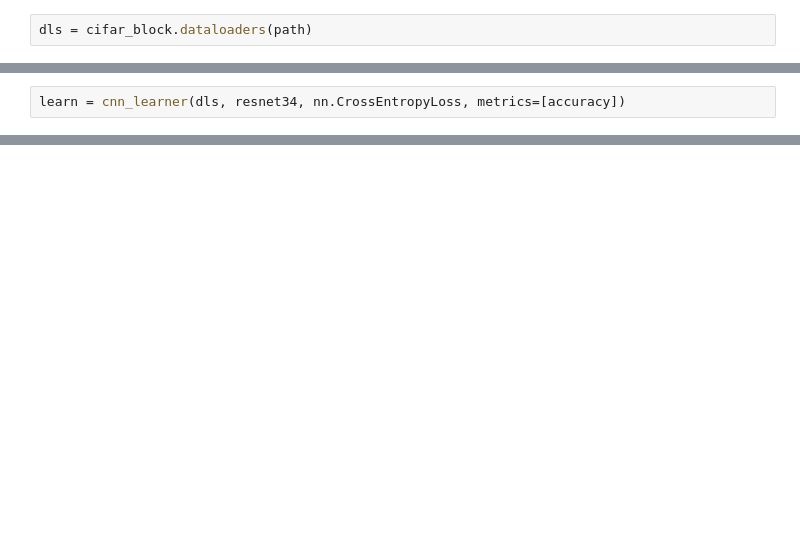
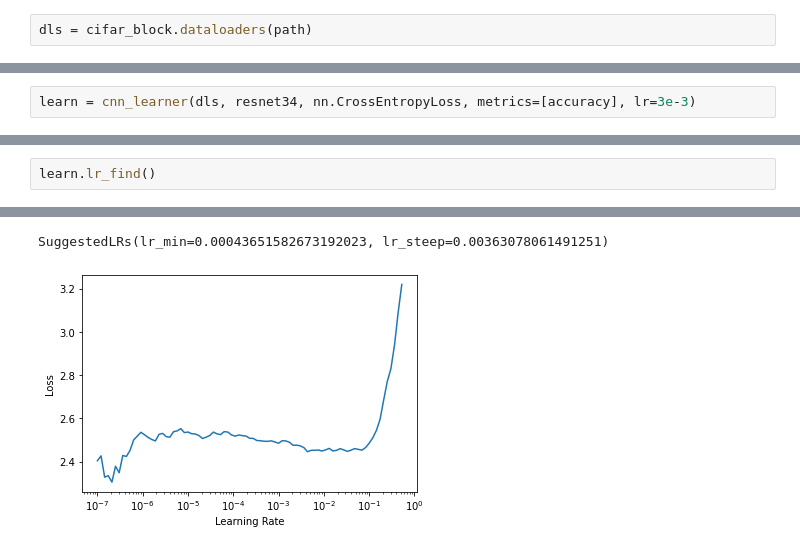
Before and after one commit to LukeWeidenwalker/fastai-notebooks, a Jupyter notebook: 07_cifar10.ipynb, the cells around one changed output, grey strips where cells are left out. Cells and saved outputs as stored; diff of their text form; blank space fills up the shorter version.

```diff
--- a/07_cifar10.ipynb
+++ b/07_cifar10.ipynb
@@ -25,2 +24,2 @@ dls.show_batch()
 # %%
-learn = cnn_learner(dls, resnet34, nn.CrossEntropyLoss, metrics=[accuracy])
+learn = cnn_learner(dls, resnet34, nn.CrossEntropyLoss, metrics=[accuracy], lr=3e-3)
@@ -28,0 +26,3 @@ Downloading: "https://download.pytorch.org/models/resnet34-333f7ec4.pth" to /roo
+# %%
+learn.lr_find()
+# %% [output]
@@ -29 +30,3 @@ Downloading: "https://download.pytorch.org/models/resnet34-333f7ec4.pth" to /roo
+SuggestedLRs(lr_min=0.00043651582673192023, lr_steep=0.00363078061491251)
+[figure, added]
 # %%
```
Also changed, not shown: parts of 33 cells of this notebook.
